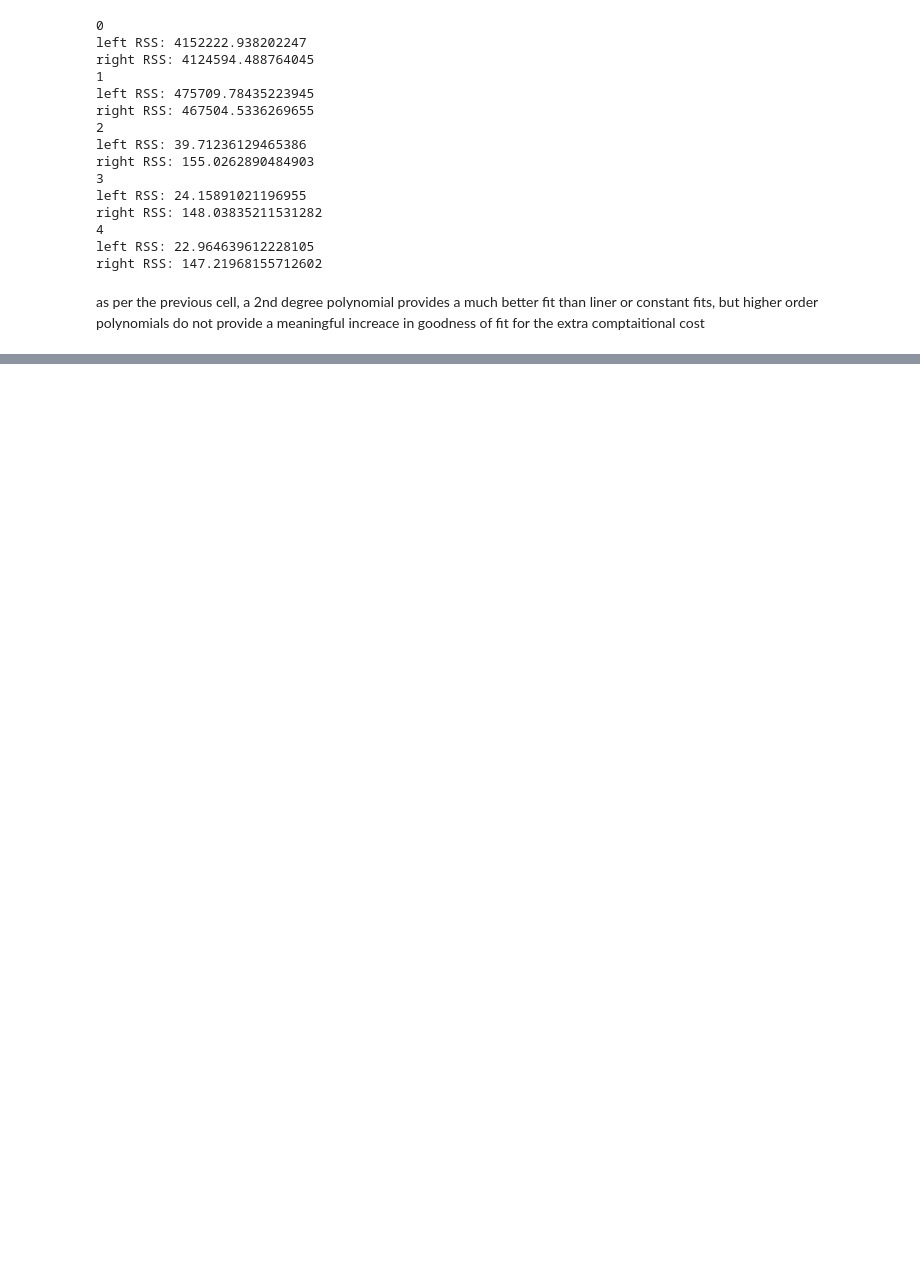
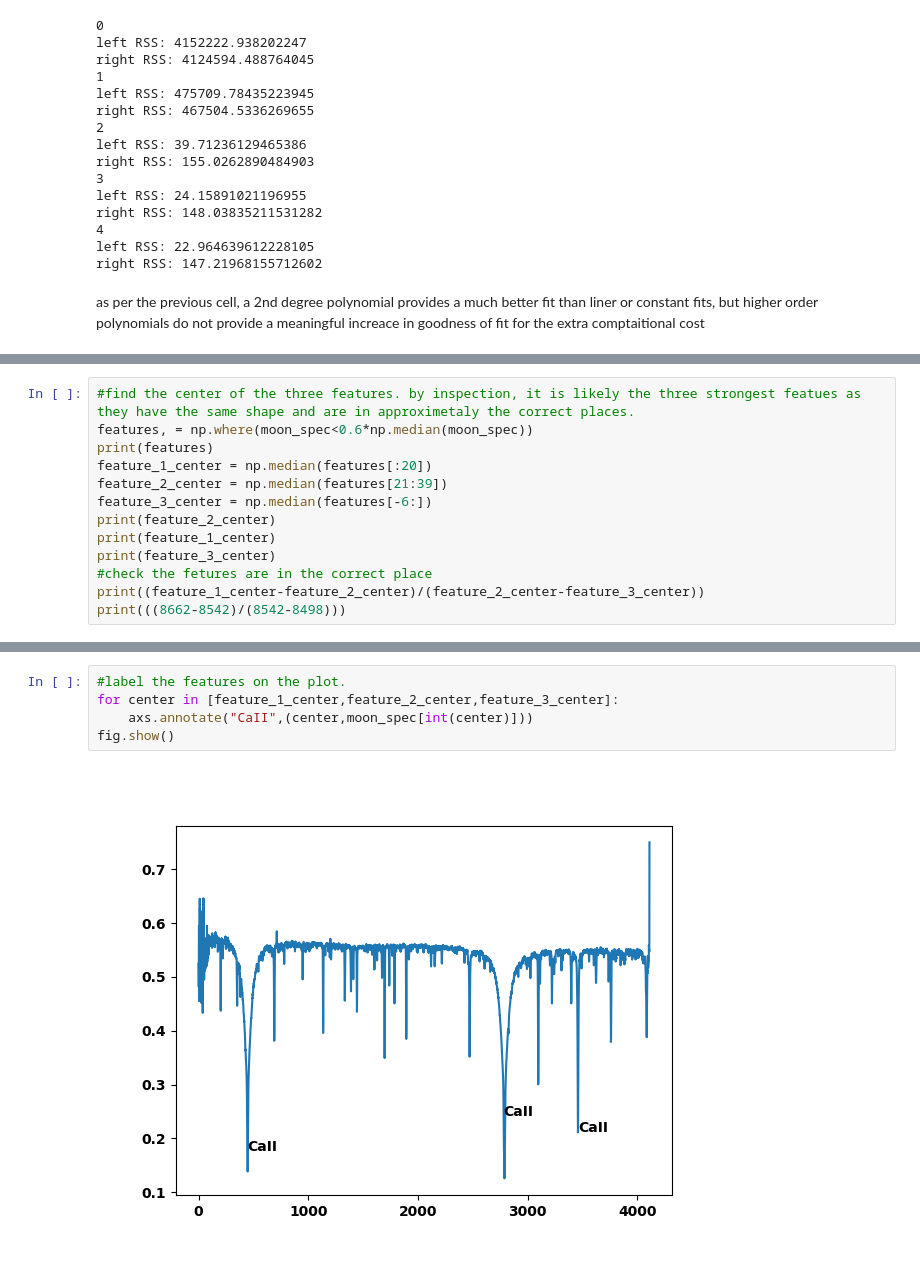
Before and after one commit to orm11/astr4004_assignment_02, a Jupyter notebook: stellar_spectrum_reduction.ipynb, the cells around one changed output, grey strips where cells are left out. Drawn from its saved outputs; the diff is of its cells as text; blank space fills up the shorter version.

```diff
--- a/stellar_spectrum_reduction.ipynb
+++ b/stellar_spectrum_reduction.ipynb
@@ -115,0 +167,13 @@ ax.plot(np.polyval(right_p,idxs),idxs,c='b')
+# %%
+#find the center of the three features. by inspection, it is likely the three strongest featues as they have the same shape and are in approximetaly the correct places.
+features, = np.where(moon_spec<0.6*np.median(moon_spec))
+print(features)
+feature_1_center = np.median(features[:20])
+feature_2_center = np.median(features[21:39])
+feature_3_center = np.median(features[-6:])
+print(feature_2_center)
+print(feature_1_center)
+print(feature_3_center)
+#check the fetures are in the correct place
+print((feature_1_center-feature_2_center)/(feature_2_center-feature_3_center))
+print(((8662-8542)/(8542-8498)))
@@ -115,0 +191,7 @@ ax.plot(np.polyval(right_p,idxs),idxs,c='b')
+# %%
+#label the features on the plot.
+for center in [feature_1_center,feature_2_center,feature_3_center]:
+    axs.annotate("CaII",(center,moon_spec[int(center)]))
+fig.show()
+# %% [output]
+[figure, added]
```
Also changed, not shown: parts of 13 cells of this notebook.
